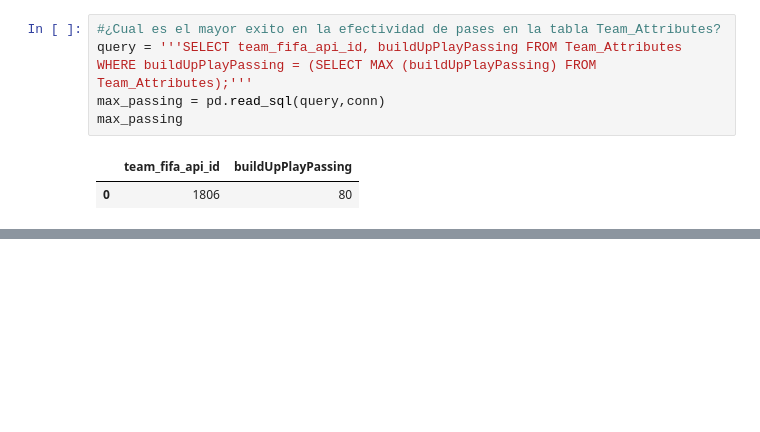
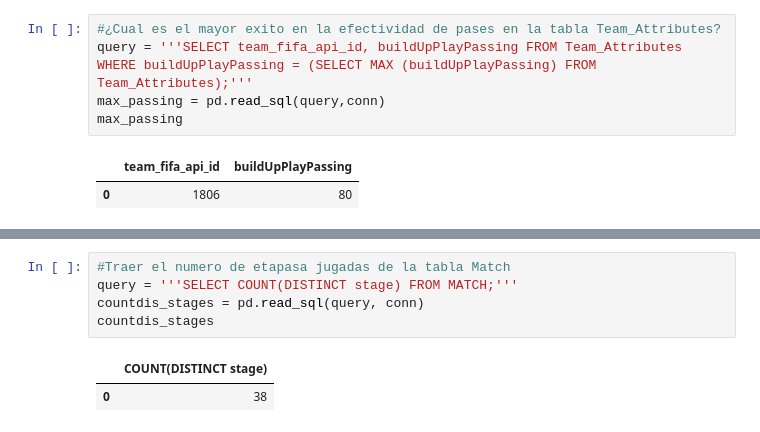
Before and after one commit to LorenaAmaya/Talento-Tech, a Jupyter notebook: TALLER_SQL.ipynb, the cells around one changed output, grey strips where cells are left out. Cells and saved outputs as stored; diff of their text form; blank space fills up the shorter version.

```diff
--- a/TALLER_SQL.ipynb
+++ b/TALLER_SQL.ipynb
@@ -474,0 +492,8 @@ max_passing
+# %%
+#Traer el numero de etapasa jugadas de la tabla Match
+query = '''SELECT COUNT(DISTINCT stage) FROM MATCH;'''
+countdis_stages = pd.read_sql(query, conn)
+countdis_stages
+# %% [output]
+|  | COUNT(DISTINCT stage) |
+| 0 | 38 |
```
Also changed, not shown: parts of 19 cells of this notebook.
